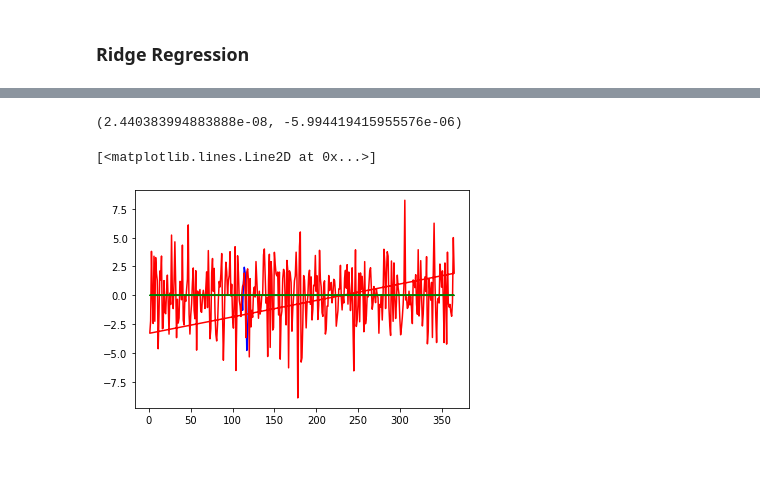
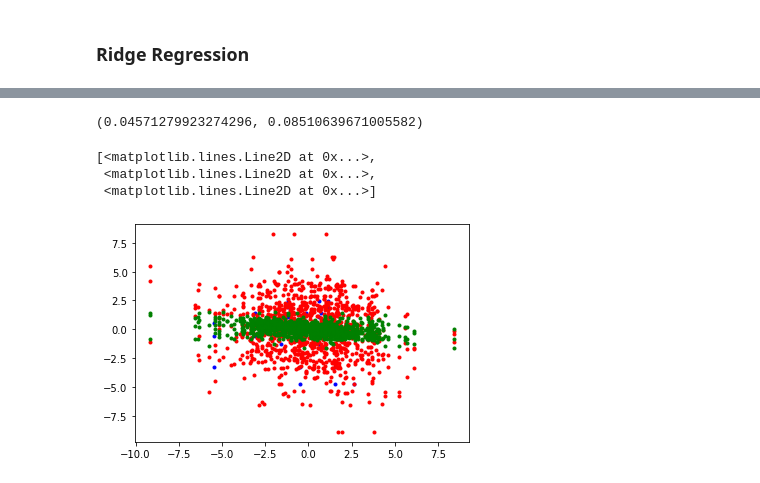
Before and after one commit to senzelden/projects, a Jupyter notebook: week_05/weather_berlin_tempelhof.ipynb, the cells around one changed output, grey strips where cells are left out. Saved outputs shown, nothing was run; the diff lists cells and outputs as text; code cells hidden in the pictures.

```diff
--- a/week_05/weather_berlin_tempelhof.ipynb
+++ b/week_05/weather_berlin_tempelhof.ipynb
@@ -294,0 +359,5 @@ ytest = df365['deseasonalized'][-365:]
+# %%
+for i in range(1,11):
+    df45[f'{i}_shift_st_p'] = df45.deseasonalized_m.shift(i)
+# %%
+df45 = df45.fillna(method='bfill')
@@ -295,20 +375,27 @@ ytest = df365['deseasonalized'][-365:]
+# %%
+xtrain = df45[['1_shift_st_p','2_shift_st_p', '3_shift_st_p']][:-365]
+xtest = df45[['1_shift_st_p','2_shift_st_p', '3_shift_st_p']][-365:]
+ytrain = df45['deseasonalized_d'][:-365]
+ytest = df45['deseasonalized_d'][-365:]
 # %%
-from sklearn.linear_model import Ridge
+from sklearn.linear_model import LinearRegression
 
-model = Ridge()
+model = LinearRegression(normalize=True)
 model.fit(xtrain, ytrain)
 model.score(xtrain, ytrain), model.score(xtest, ytest)
 # %% [output]
-(2.440383994883888e-08, -5.994419415955576e-06)
+(0.04571279923274296, 0.08510639671005582)
 # %%
 ypred = model.predict(xtest)
 # %%
-plt.plot(xtrain[-10:], ytrain[-10:], 'b-')
-plt.plot(xtest, ytest, 'r-')
-plt.plot(xtest, ypred, 'g-')
+plt.plot(xtrain[-10:], ytrain[-10:], 'b.')
+plt.plot(xtest, ytest, 'r.')
+plt.plot(xtest, ypred, 'g.')
 # %% [output]
-[<matplotlib.lines.Line2D at 0x...>]
+[<matplotlib.lines.Line2D at 0x...>,
+ <matplotlib.lines.Line2D at 0x...>,
+ <matplotlib.lines.Line2D at 0x...>]
-[figure, old version]
+[figure, new version]
 # %%
 from sklearn.metrics import mean_absolute_error, mean_squared_error, r2_score
 
```
Also changed, not shown: parts of 39 cells of this notebook.
